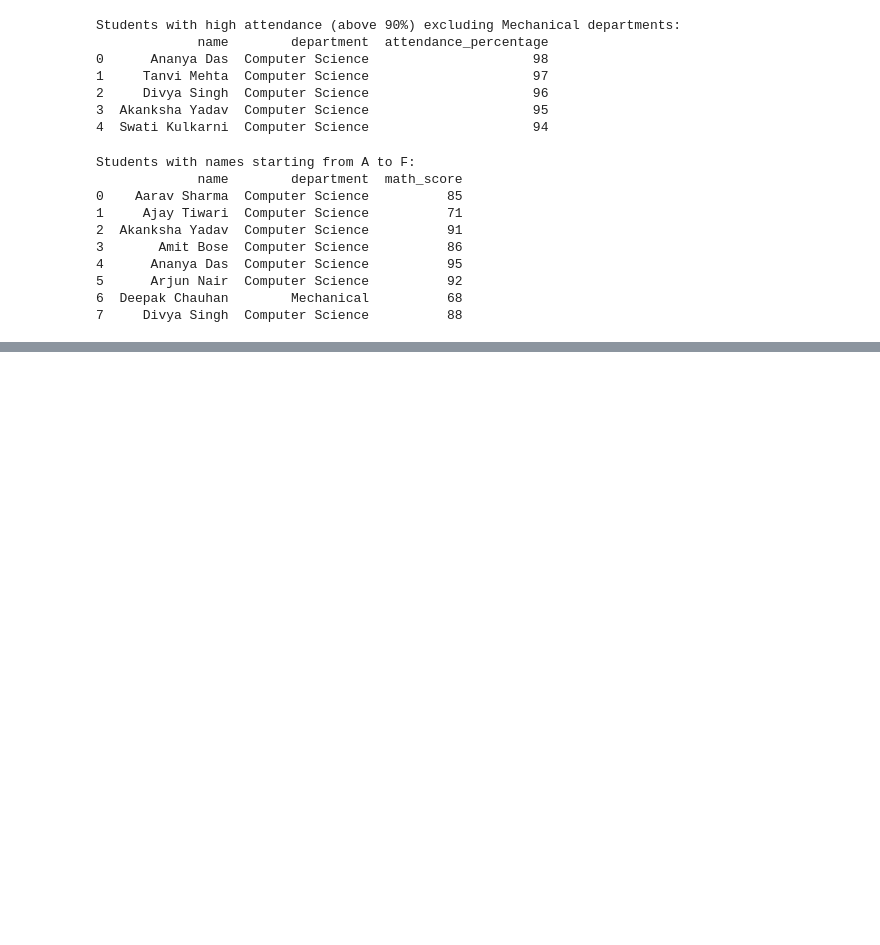
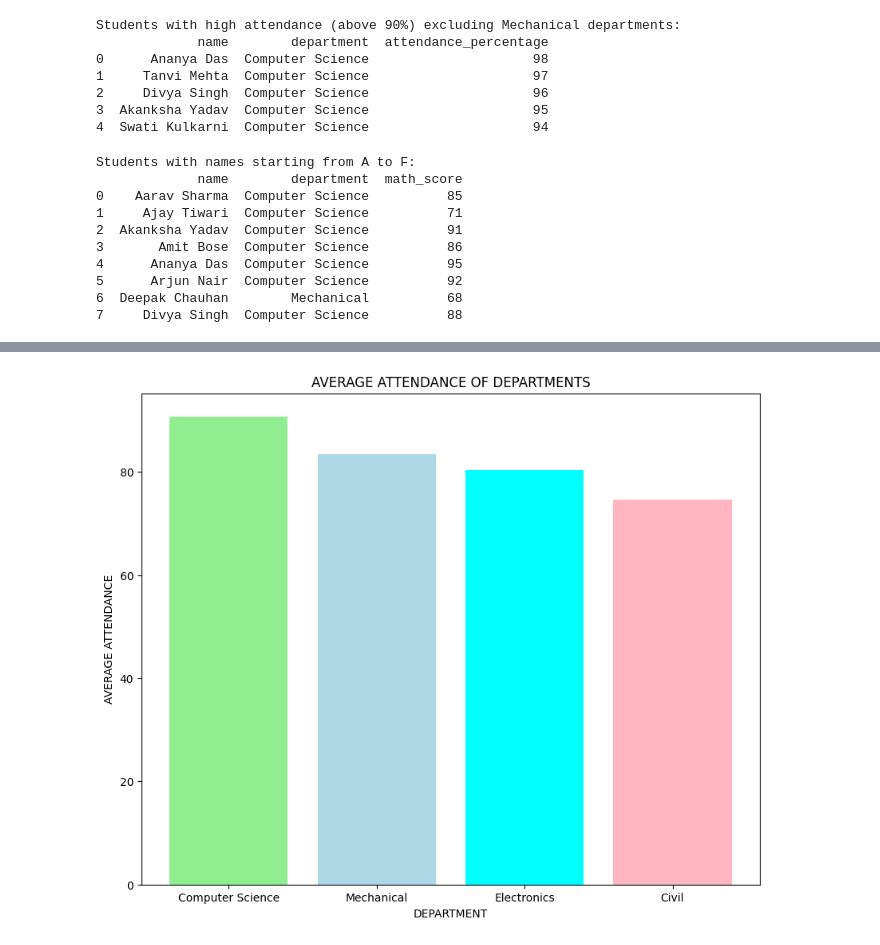
Before and after one commit to thanvika05/Thanvika_CodeBooster_2026, a Jupyter notebook: Day2/Day_2.ipynb, the cells around one changed output, grey strips where cells are left out. Saved outputs shown, nothing was run; the diff lists cells and outputs as text; code cells hidden in the pictures; blank space fills up the shorter version.

```diff
--- a/Day2/Day_2.ipynb
+++ b/Day2/Day_2.ipynb
@@ -165,0 +262,17 @@ Students with names starting from A to F:
+# %%
+import matplotlib.pyplot as plt
+import sqlite3
+
+conn = sqlite3.connect('internship.db')
+cursor = conn.cursor()
+chart_sql = """
+SELECT department , AVG(attendance_percentage) AS avg_attendance
+FROM students
+GROUP BY department
+ORDER BY avg_attendance DESC
+"""
+data = pd.read_sql(chart_sql,conn)
+print("=== DataBase Connected Successfully ===")
+print("")
+print(data)
+conn.close()
@@ -165,0 +287,9 @@ Students with names starting from A to F:
+# %%
+fig , ax = plt.subplots(figsize=(10,8))
+plt.title("AVERAGE ATTENDANCE OF DEPARTMENTS")
+plt.xlabel("DEPARTMENT")
+plt.ylabel("AVERAGE ATTENDANCE")
+plt.bar(data['department'],data['avg_attendance'], color = ['lightgreen','lightblue','cyan','lightpink'])
+plt.show()
+# %% [output]
+[figure, added]
```
Also changed, not shown: parts of 11 cells of this notebook.
